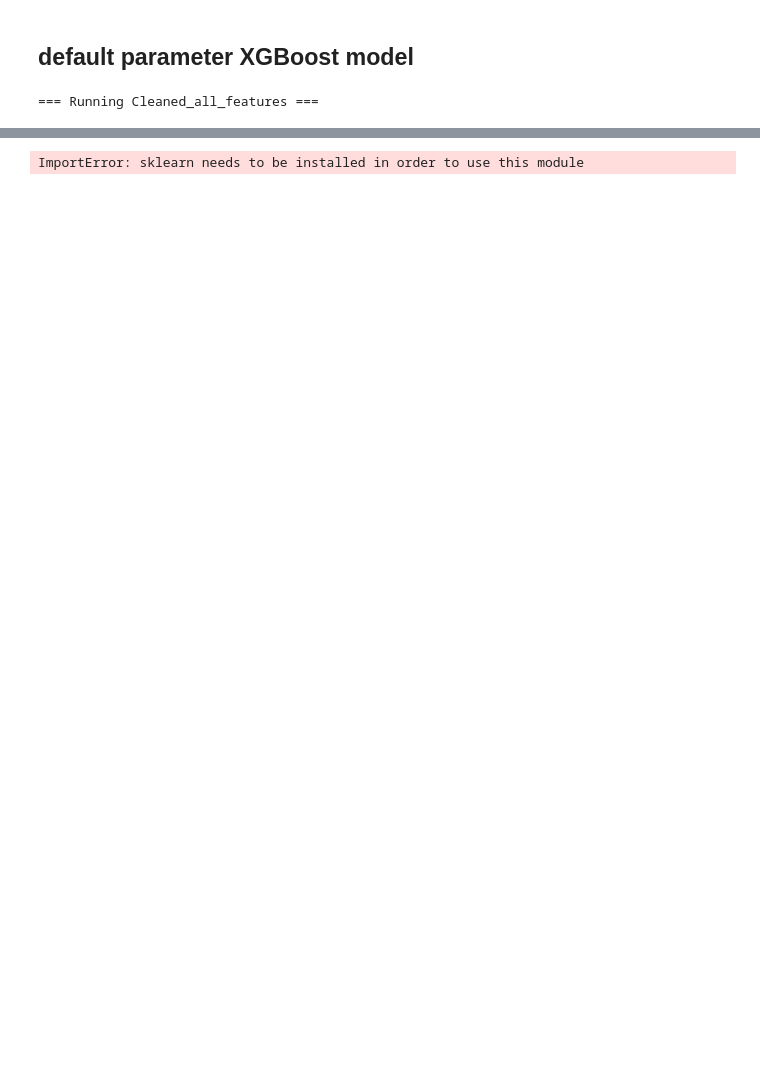
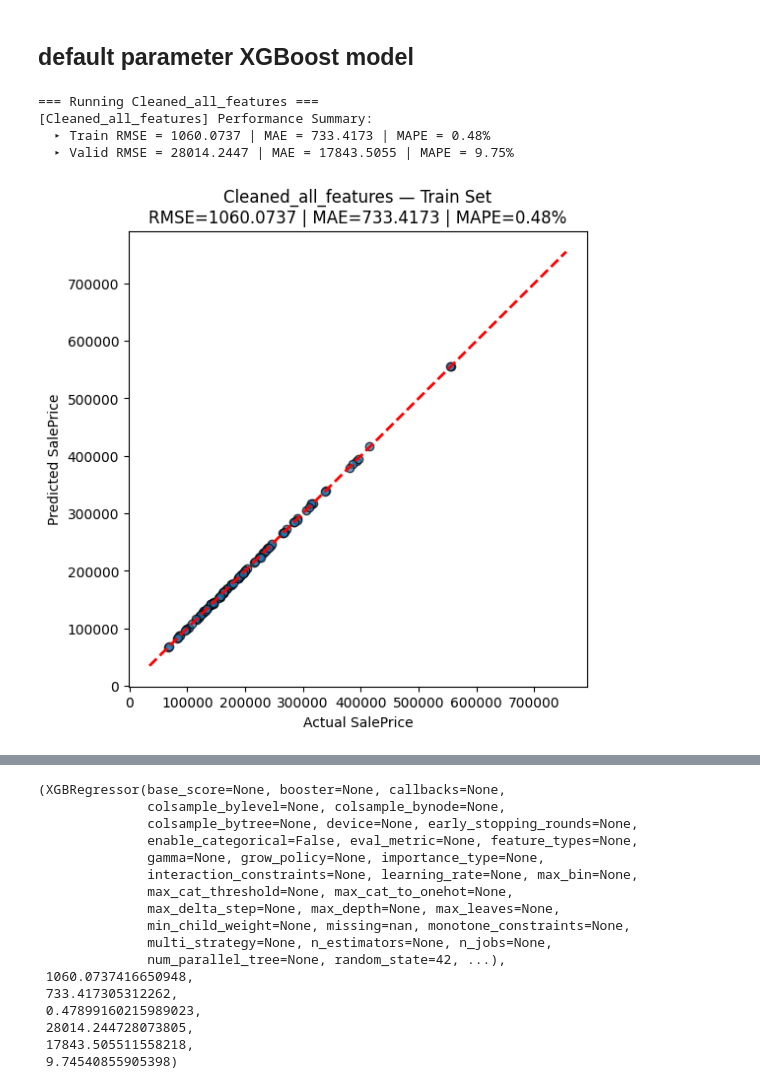
Before and after one commit to ivanho0908/House-Price-Prediction, a Jupyter notebook: data/House-Price-Prediction-main/models.ipynb, the cells around one changed output, grey strips where cells are left out. Saved outputs shown, nothing was run; the diff lists cells and outputs as text; code cells hidden in the pictures; blank space fills up the shorter version.

```diff
--- a/data/House-Price-Prediction-main/models.ipynb
+++ b/data/House-Price-Prediction-main/models.ipynb
@@ -45,6 +68,9 @@ def run_baseline(train_path, test_path, label='SalePrice', name=''):
 # %%
-# === Baseline 1: Cleaned data ===
-run_baseline("./data/cleaned/train.csv", "./data/cleaned/test.csv",
-             name="Cleaned_all_features")
+# Cleaned version
+run_baseline("./data/cleaned/train.csv", name="Cleaned_all_features")
 # %% [output]
 === Running Cleaned_all_features ===
+[Cleaned_all_features] Performance Summary:
+  ▸ Train RMSE = 1060.0737 | MAE = 733.4173 | MAPE = 0.48%
+  ▸ Valid RMSE = 28014.2447 | MAE = 17843.5055 | MAPE = 9.75%
+[figure, added]
@@ -51,2 +78,18 @@ run_baseline("./data/cleaned/train.csv", "./data/cleaned/test.csv",
-ImportError: sklearn needs to be installed in order to use this module
+(XGBRegressor(base_score=None, booster=None, callbacks=None,
+              colsample_bylevel=None, colsample_bynode=None,
+              colsample_bytree=None, device=None, early_stopping_rounds=None,
+              enable_categorical=False, eval_metric=None, feature_types=None,
+              gamma=None, grow_policy=None, importance_type=None,
+              interaction_constraints=None, learning_rate=None, max_bin=None,
+              max_cat_threshold=None, max_cat_to_onehot=None,
+              max_delta_step=None, max_depth=None, max_leaves=None,
+              min_child_weight=None, missing=nan, monotone_constraints=None,
+              multi_strategy=None, n_estimators=None, n_jobs=None,
+              num_parallel_tree=None, random_state=42, ...),
+ 1060.0737416650948,
+ 733.417305312262,
+ 0.47899160215989023,
+ 28014.244728073805,
+ 17843.505511558218,
+ 9.74540855905398)
 # %%
```
Also changed, not shown: parts of 17 cells of this notebook.
